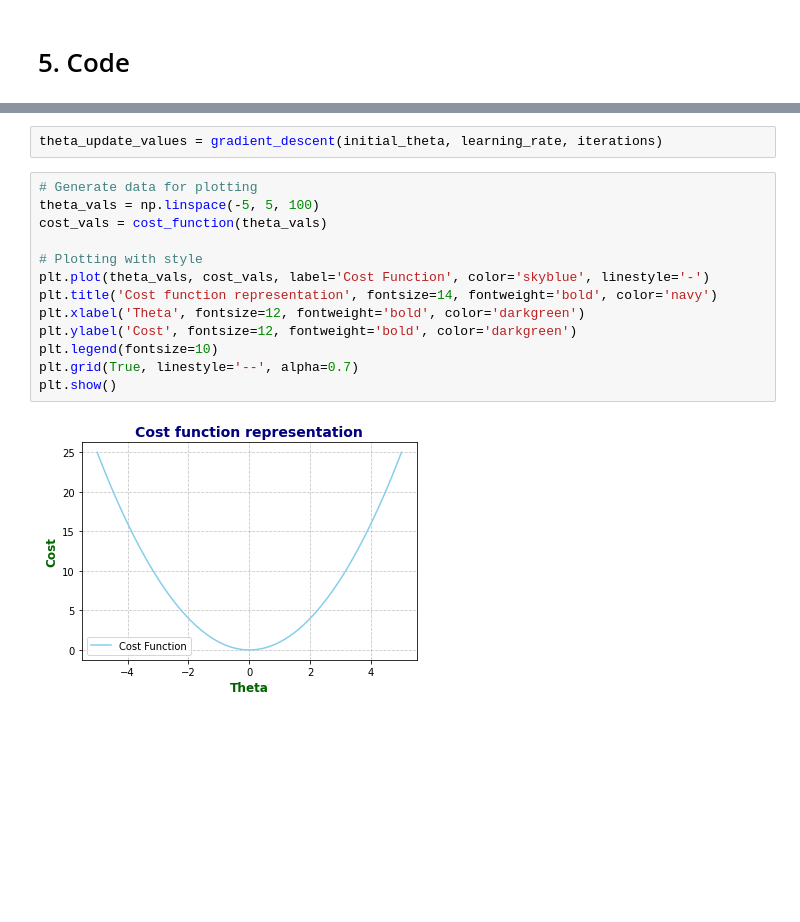
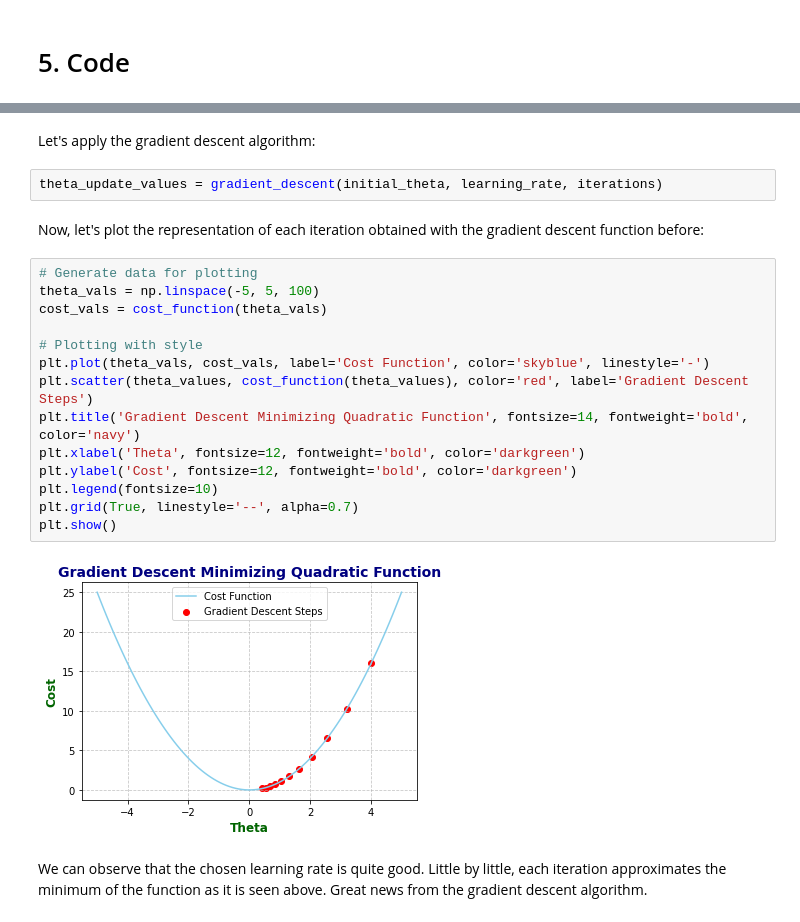
Before and after one commit to aitorlarrinoa/data-science-concepts, a Jupyter notebook: notebooks/00_gradient_descent.ipynb, the cells around one changed output, grey strips where cells are left out. Saved outputs shown, nothing was run; the diff lists cells and outputs as text; blank space fills up the shorter version.

Commit message:
closing gradient descent code

```diff
--- a/notebooks/00_gradient_descent.ipynb
+++ b/notebooks/00_gradient_descent.ipynb
@@ -77,17 +92,24 @@ First of all we are going to create an easy function. This easy function will be
+# %% [markdown]
+Let's apply the gradient descent algorithm:
 # %%
 theta_update_values = gradient_descent(initial_theta, learning_rate, iterations)
+# %% [markdown]
+Now, let's plot the representation of each iteration obtained with the gradient descent function before:
 # %%
 # Generate data for plotting
 theta_vals = np.linspace(-5, 5, 100)
 cost_vals = cost_function(theta_vals)
 
 # Plotting with style
 plt.plot(theta_vals, cost_vals, label='Cost Function', color='skyblue', linestyle='-')
-plt.title('Cost function representation', fontsize=14, fontweight='bold', color='navy')
+plt.scatter(theta_values, cost_function(theta_values), color='red', label='Gradient Descent Steps')
+plt.title('Gradient Descent Minimizing Quadratic Function', fontsize=14, fontweight='bold', color='navy')
 plt.xlabel('Theta', fontsize=12, fontweight='bold', color='darkgreen')
 plt.ylabel('Cost', fontsize=12, fontweight='bold', color='darkgreen')
 plt.legend(fontsize=10)
 plt.grid(True, linestyle='--', alpha=0.7)
 plt.show()
 # %% [output]
-[figure, old version]
+[figure, new version]
+# %% [markdown]
+We can observe that the chosen learning rate is quite good. Little by little, each iteration approximates the minimum of the function as it is seen above. Great news from the gradient descent algorithm.
```
Also changed, not shown: parts of 3 cells of this notebook.
